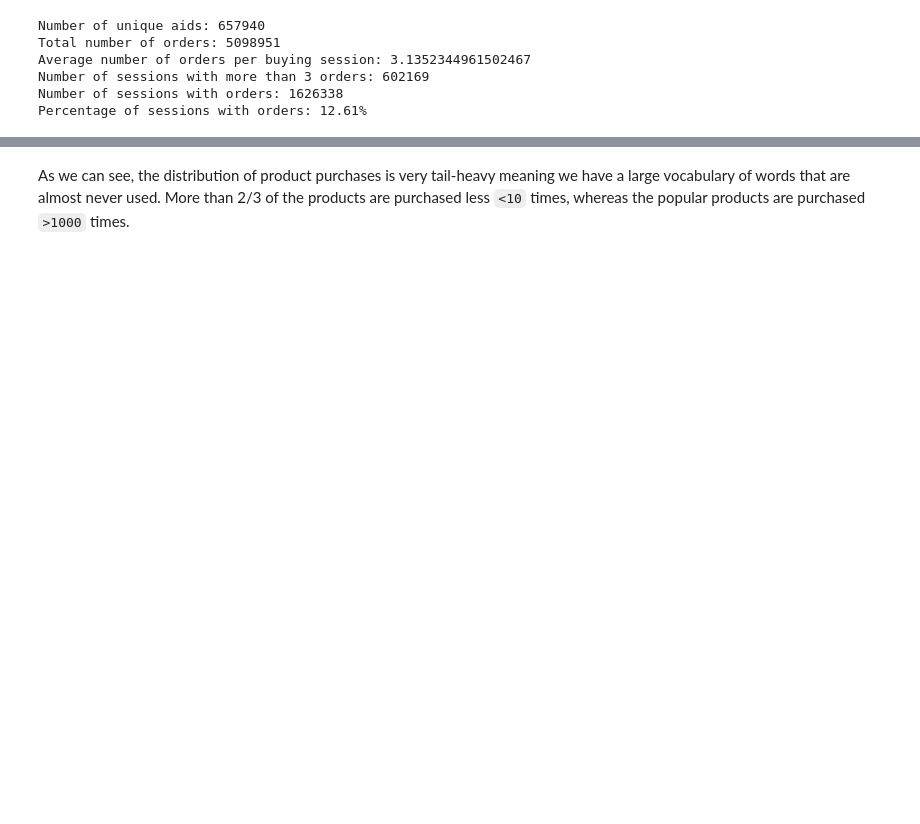
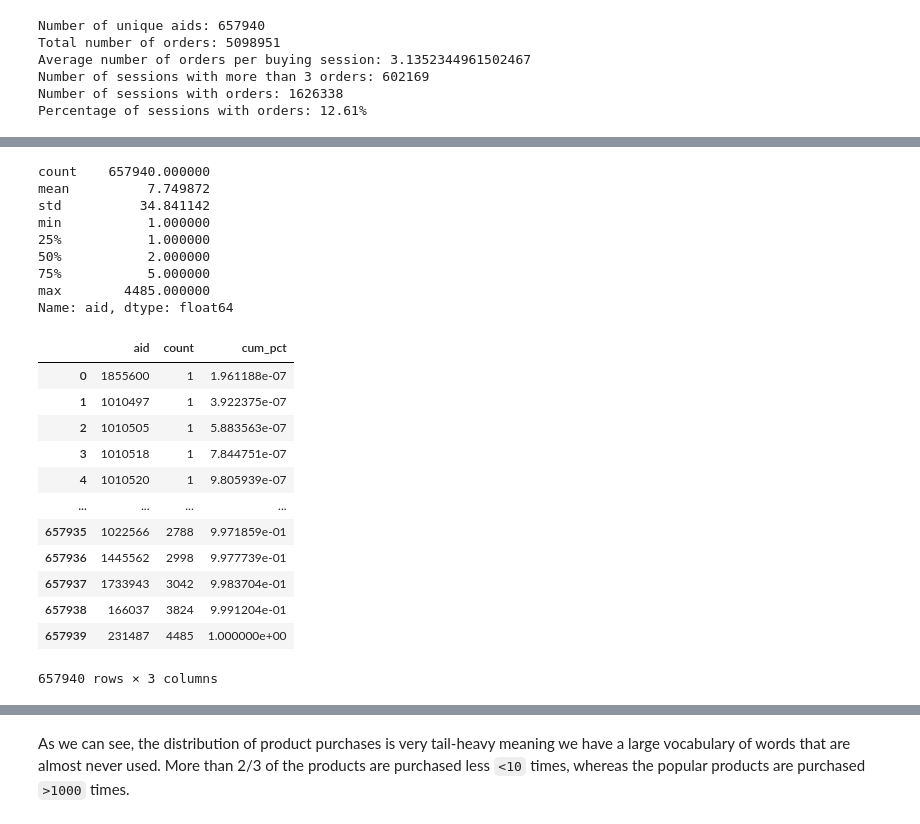
Before and after one commit to hejfelix/otto-recommender, a Jupyter notebook: train_model.ipynb, the cells around one changed output, grey strips where cells are left out. Saved outputs shown, nothing was run; the diff lists cells and outputs as text; code cells hidden in the pictures; blank space fills up the shorter version.

```diff
--- a/train_model.ipynb
+++ b/train_model.ipynb
@@ -143,0 +157,29 @@ Percentage of sessions with orders: 12.61%
+# %%
+value_counts = orders["aid"].value_counts().compute()[::-1] # reversed to get lowest first
+print(value_counts.describe())
+value_counts_df = value_counts.to_frame("count").reset_index().rename(columns={'index': 'aid'})
+value_counts_df['cum_pct'] = value_counts_df['count'].cumsum() / value_counts_df['count'].sum()
+value_counts_df
+# %% [output]
+count    657940.000000
+mean          7.749872
+std          34.841142
+min           1.000000
+25%           1.000000
+50%           2.000000
+75%           5.000000
+max        4485.000000
+Name: aid, dtype: float64
+|  | aid | count | cum_pct |
+| 0 | 1855600 | 1 | 1.961188e-07 |
+| 1 | 1010497 | 1 | 3.922375e-07 |
+| 2 | 1010505 | 1 | 5.883563e-07 |
+| 3 | 1010518 | 1 | 7.844751e-07 |
+| 4 | 1010520 | 1 | 9.805939e-07 |
+| ... | ... | ... | ... |
+| 657935 | 1022566 | 2788 | 9.971859e-01 |
+| 657936 | 1445562 | 2998 | 9.977739e-01 |
+| 657937 | 1733943 | 3042 | 9.983704e-01 |
+| 657938 | 166037 | 3824 | 9.991204e-01 |
+| 657939 | 231487 | 4485 | 1.000000e+00 |
+657940 rows × 3 columns
```
Also changed, not shown: parts of 12 cells of this notebook, 2 other files.
